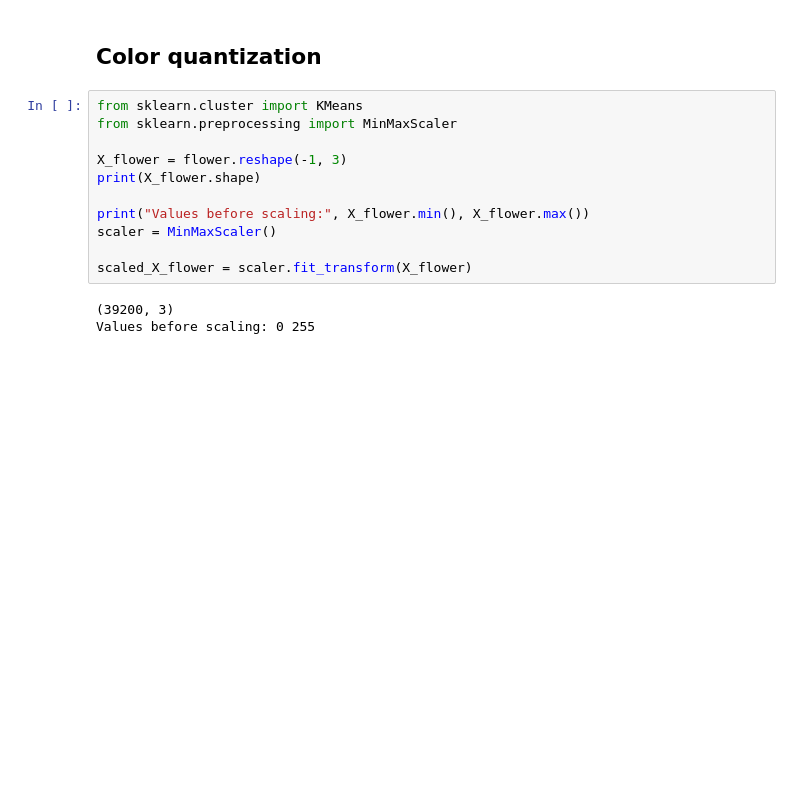
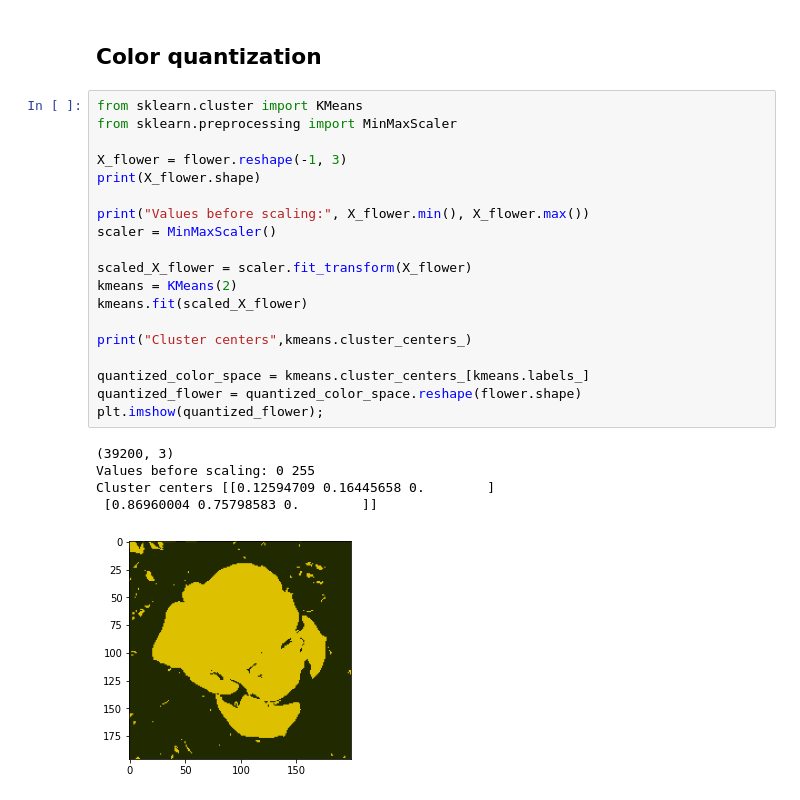
Before and after one commit to kokchun/Maskininlarning-AI21, a Jupyter notebook: Lectures/Code-along/Lec13.1-color_quantization.ipynb, the cells around one changed output. Cells and saved outputs as stored; diff of their text form; blank space fills up the shorter version.

Commit message:
color quantization code along

```diff
--- a/Lectures/Code-along/Lec13.1-color_quantization.ipynb
+++ b/Lectures/Code-along/Lec13.1-color_quantization.ipynb
@@ -34,14 +34,25 @@ plt.imshow(rabbit)
 # %%
 from sklearn.cluster import KMeans
 from sklearn.preprocessing import MinMaxScaler
 
 X_flower = flower.reshape(-1, 3)
 print(X_flower.shape)
 
 print("Values before scaling:", X_flower.min(), X_flower.max())
 scaler = MinMaxScaler()
 
 scaled_X_flower = scaler.fit_transform(X_flower)
+kmeans = KMeans(2)
+kmeans.fit(scaled_X_flower)
+
+print("Cluster centers",kmeans.cluster_centers_)
+
+quantized_color_space = kmeans.cluster_centers_[kmeans.labels_]
+quantized_flower = quantized_color_space.reshape(flower.shape)
+plt.imshow(quantized_flower);
 # %% [output]
 (39200, 3)
 Values before scaling: 0 255
+Cluster centers [[0.12594709 0.16445658 0.        ]
+ [0.86960004 0.75798583 0.        ]]
+[figure, added]
```
Also changed, not shown: parts of 6 cells of this notebook, 1 other file.
